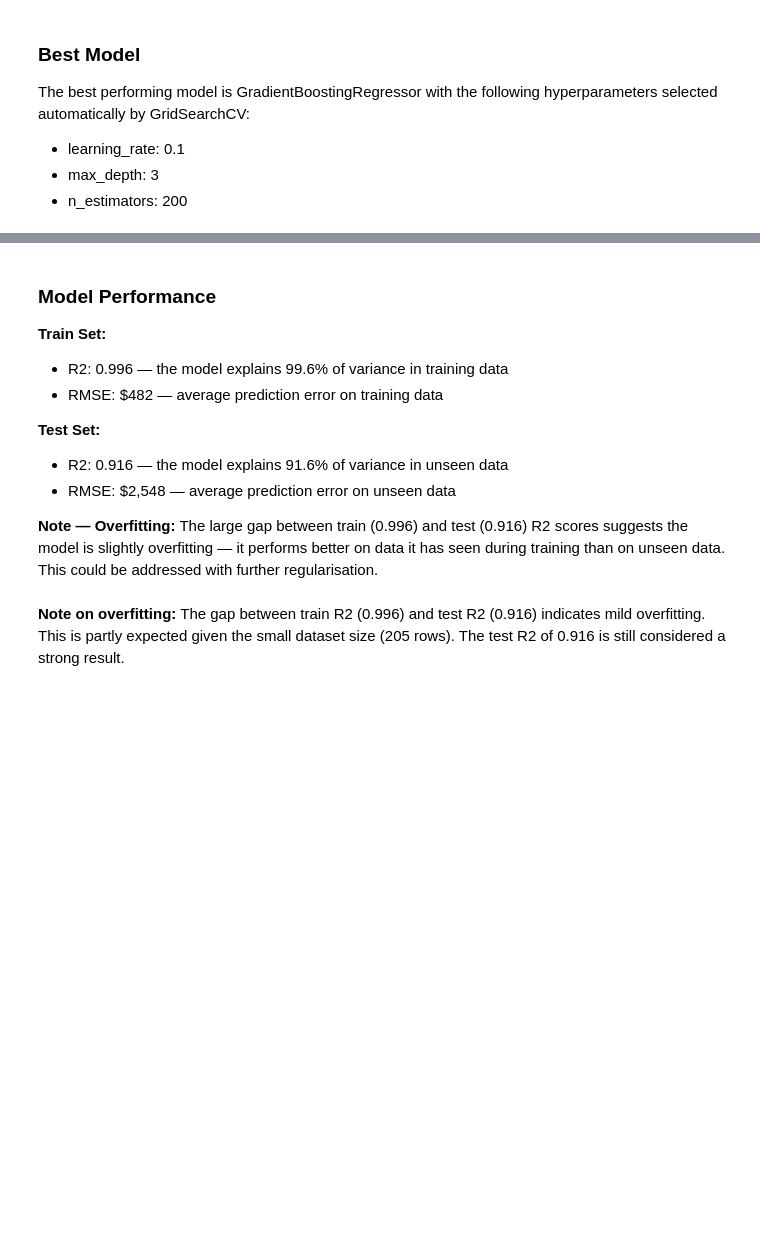
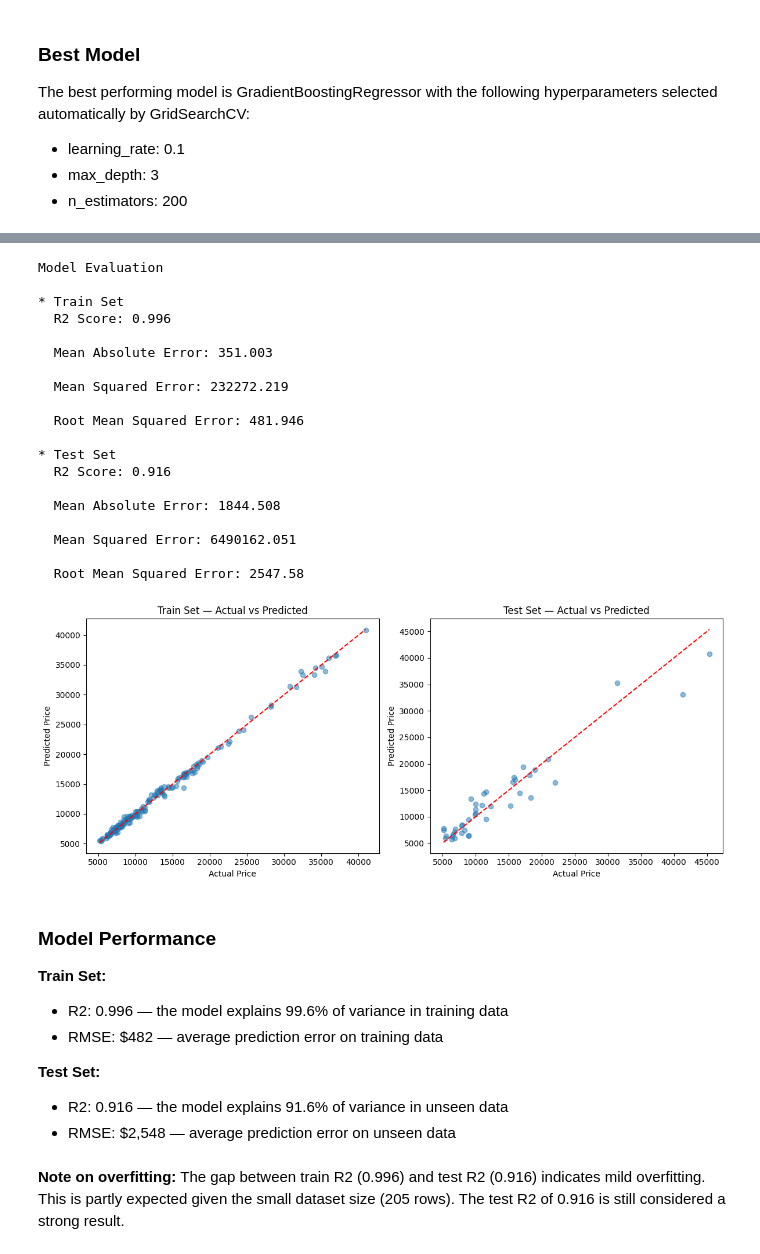
Before and after one commit to tildeholmqvist/DA_project_2, a Jupyter notebook: jupyter_notebooks/03_ML.ipynb, the cells around one changed output, grey strips where cells are left out. Cells and saved outputs as stored; diff of their text form; code cells hidden in the pictures; blank space fills up the shorter version.

Commit message:
Add model evaluation with regression plots and performance metrics #4

```diff
--- a/jupyter_notebooks/03_ML.ipynb
+++ b/jupyter_notebooks/03_ML.ipynb
@@ -449,3 +431,53 @@ Model Evaluation
+# %%
+# from LMS SciKit-Learn Topic 4 - Cross Validation Search (GridSearchCV) and Hyperparameter Optimisation Regression
+# import matplotlib.pyplot as plt
+
+def regression_evaluation_plots(X_train, y_train, X_test, y_test, pipeline, alpha_scatter=0.5):
+    pred_train = pipeline.predict(X_train)
+    pred_test = pipeline.predict(X_test)
+
+    fig, axes = plt.subplots(1, 2, figsize=(12, 5))
+
+    axes[0].scatter(y_train, pred_train, alpha=alpha_scatter)
+    axes[0].plot([y_train.min(), y_train.max()],
+                 [y_train.min(), y_train.max()], 'r--')
+    axes[0].set_xlabel('Actual Price')
+    axes[0].set_ylabel('Predicted Price')
+    axes[0].set_title('Train Set — Actual vs Predicted')
+
+    axes[1].scatter(y_test, pred_test, alpha=alpha_scatter)
+    axes[1].plot([y_test.min(), y_test.max()],
+                 [y_test.min(), y_test.max()], 'r--')
+    axes[1].set_xlabel('Actual Price')
+    axes[1].set_ylabel('Predicted Price')
+    axes[1].set_title('Test Set — Actual vs Predicted')
+
+    plt.tight_layout()
+    plt.show()
+
+regression_performance(X_train, y_train, X_test, y_test, best_estimator)
+regression_evaluation_plots(X_train, y_train, X_test, y_test, best_estimator, alpha_scatter=0.5)
+# %% [output]
+Model Evaluation
+
+* Train Set
+  R2 Score: 0.996
+
+  Mean Absolute Error: 351.003
+
+  Mean Squared Error: 232272.219
+
+  Root Mean Squared Error: 481.946
+
+* Test Set
+  R2 Score: 0.916
+
+  Mean Absolute Error: 1844.508
+
+  Mean Squared Error: 6490162.051
+
+  Root Mean Squared Error: 2547.58
+[figure, added]
 # %% [markdown]
 ### Model Performance
 
@@ -456,11 +488,6 @@ Model Evaluation
 **Test Set:**
 * R2: 0.916 — the model explains 91.6% of variance in unseen data
 * RMSE: $2,548 — average prediction error on unseen data
-
-**Note — Overfitting:**
-The large gap between train (0.996) and test (0.916) R2 scores suggests
-the model is slightly overfitting — it performs better on data it has
-seen during training than on unseen data. This could be addressed with further regularisation.
 # %% [markdown]
 **Note on overfitting:**
 The gap between train R2 (0.996) and test R2 (0.916) indicates mild overfitting.
```
Also changed, not shown: parts of 3 cells of this notebook.
